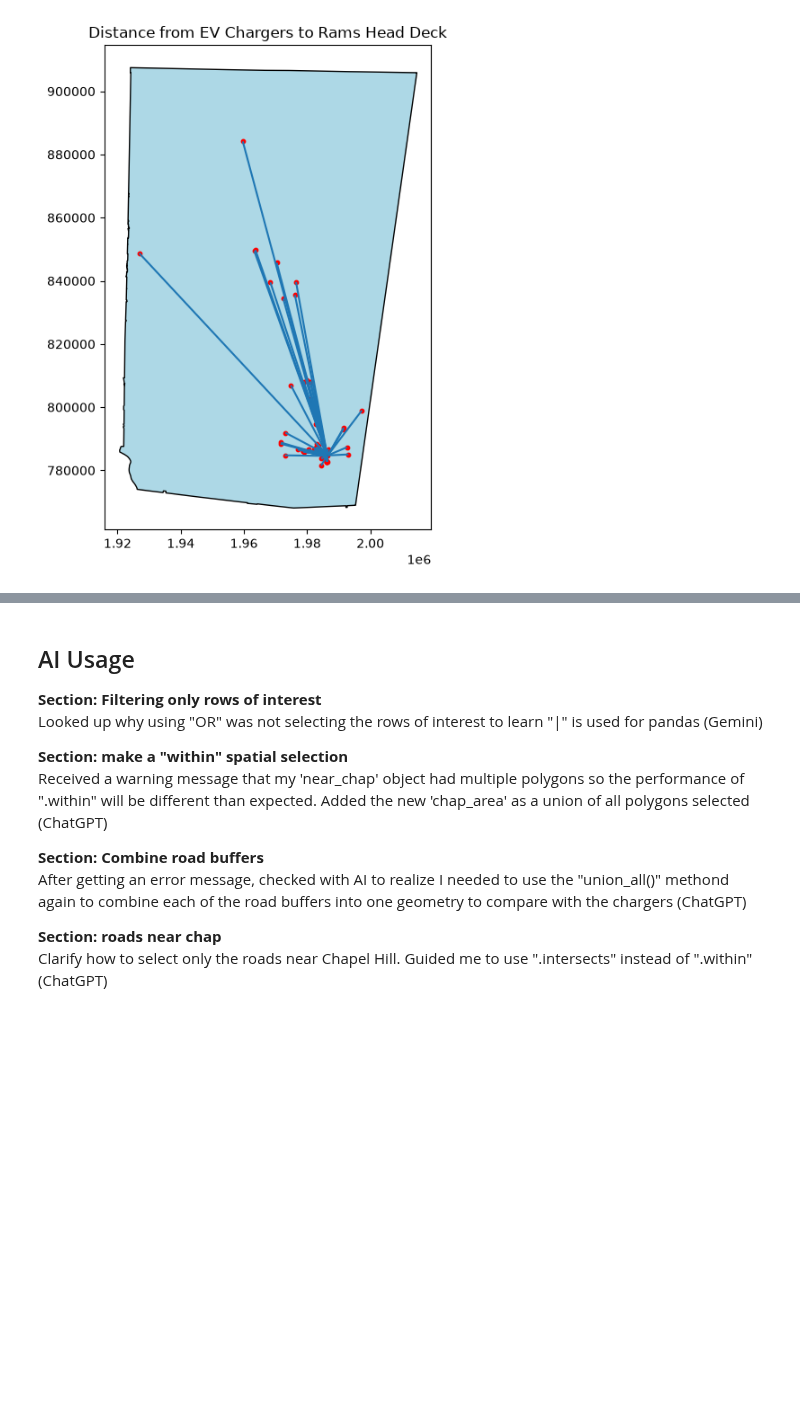
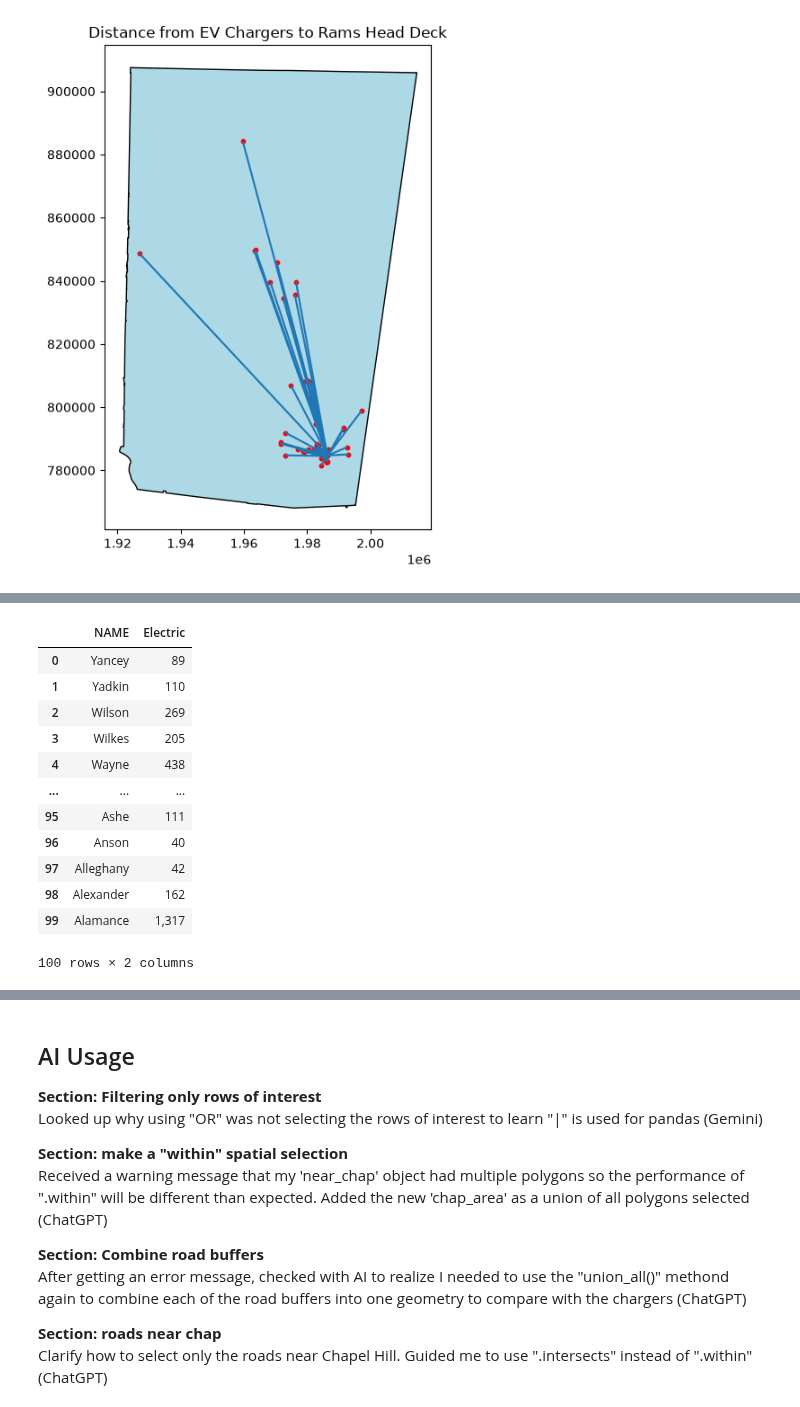
Before and after one commit to lexileach/geog592-lexleach, a Jupyter notebook: homework/week07/lexleach-hw08-geoprocessing.ipynb, the cells around one changed output, grey strips where cells are left out. Saved outputs shown, nothing was run; the diff lists cells and outputs as text; code cells hidden in the pictures; blank space fills up the shorter version.

```diff
--- a/homework/week07/lexleach-hw08-geoprocessing.ipynb
+++ b/homework/week07/lexleach-hw08-geoprocessing.ipynb
@@ -680,0 +695,20 @@ plt.show()
+# %%
+# select only necessary columns
+evs = raw_ev_owner[["County", "Electric"]].copy()
+evs["NAME"] = evs["County"]
+ev_owners = evs[["NAME", "Electric"]].copy()
+ev_owners
+# %% [output]
+|  | NAME | Electric |
+| 0 | Yancey | 89 |
+| 1 | Yadkin | 110 |
+| 2 | Wilson | 269 |
+| 3 | Wilkes | 205 |
+| 4 | Wayne | 438 |
+| ... | ... | ... |
+| 95 | Ashe | 111 |
+| 96 | Anson | 40 |
+| 97 | Alleghany | 42 |
+| 98 | Alexander | 162 |
+| 99 | Alamance | 1,317 |
+100 rows × 2 columns
```
Also changed, not shown: parts of 8 cells of this notebook.
